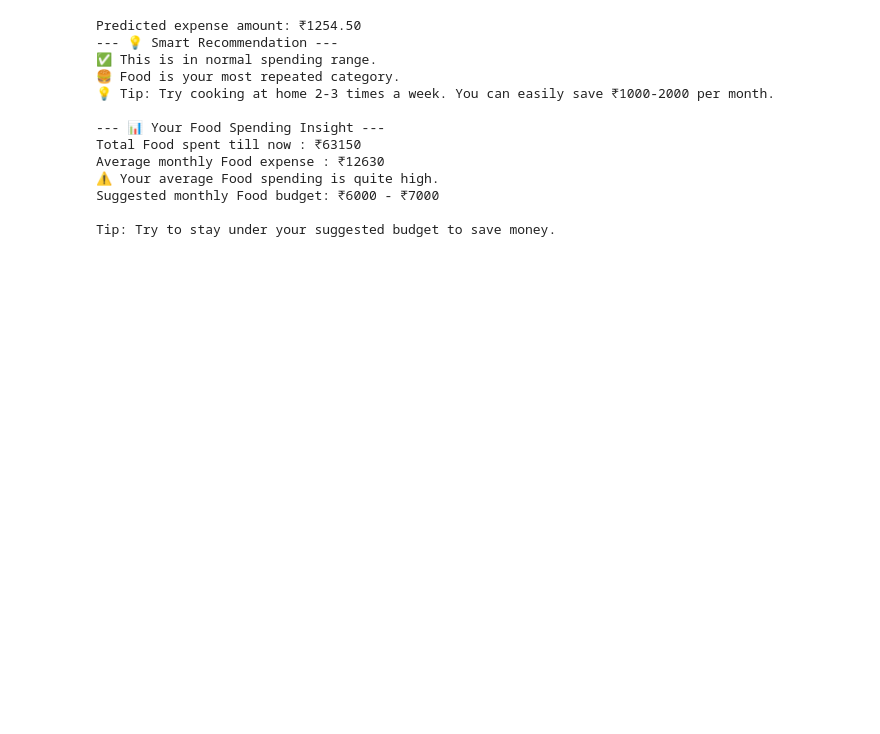
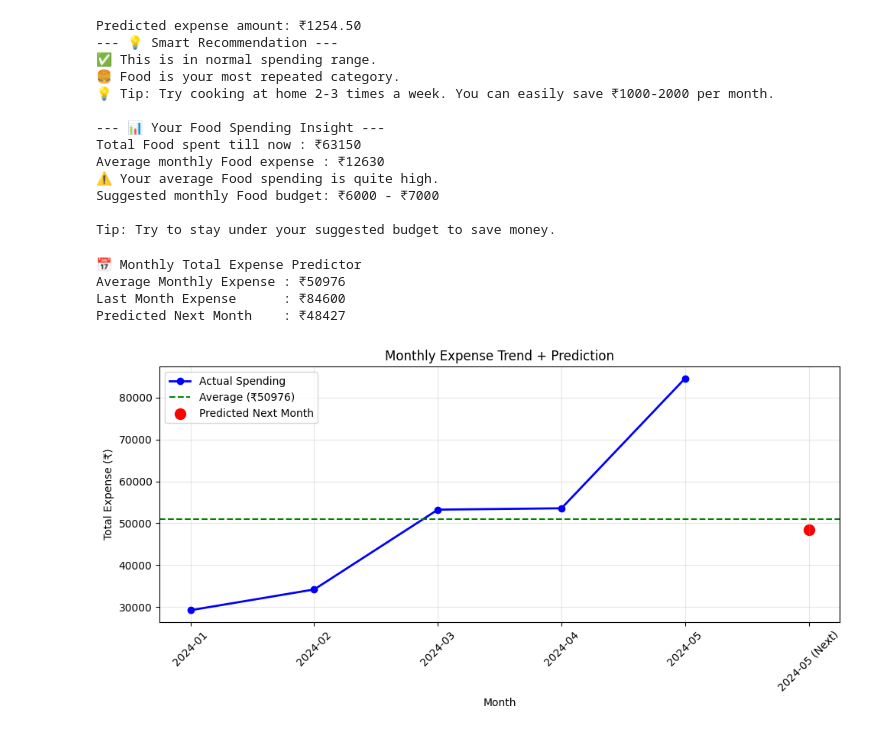
Before and after one commit to 123superhanan/indian-employee-data-cleaning, a Jupyter notebook: fintech_models/Personal_Finance_AI/model.ipynb, the cells around one changed output. Drawn from its saved outputs; the diff is of its cells as text; code cells hidden in the pictures; blank space fills up the shorter version.

Commit message:
updating monthly spending prediction and infromation

```diff
--- a/fintech_models/Personal_Finance_AI/model.ipynb
+++ b/fintech_models/Personal_Finance_AI/model.ipynb
@@ -238,3 +238,51 @@ Average monthly Food expense : ₹12630
 Suggested monthly Food budget: ₹6000 - ₹7000
 
 Tip: Try to stay under your suggested budget to save money.
+# %%
+print("📅 Monthly Total Expense Predictor")
+
+
+
+# Group by month
+monthly_expense = df.groupby(df['date_clean'].dt.to_period('M'))['amount'].sum().reset_index()
+monthly_expense['Month'] = monthly_expense['date_clean'].astype(str)
+
+# Simple average monthly expense
+avg_monthly = monthly_expense['amount'].mean()
+
+print(f"Average Monthly Expense : ₹{avg_monthly:.0f}")
+print(f"Last Month Expense      : ₹{monthly_expense['amount'].iloc[-1]:.0f}")
+
+# Predict next month (very simple average-based prediction)
+predicted_next_month = avg_monthly * 0.95   # assuming slight improvement
+print(f"Predicted Next Month    : ₹{predicted_next_month:.0f}")
+
+# ==================== Visualization ====================
+plt.figure(figsize=(10, 5))
+
+# Plot actual monthly expenses
+plt.plot(monthly_expense['Month'], monthly_expense['amount'],
+         marker='o', linewidth=2, color='blue', label='Actual Spending')
+
+# Plot average line
+plt.axhline(y=avg_monthly, color='green', linestyle='--',
+            label=f'Average (₹{avg_monthly:.0f})')
+
+# Plot predicted next month
+plt.scatter([monthly_expense['Month'].iloc[-1] + ' (Next)'],
+            [predicted_next_month], color='red', s=100, label='Predicted Next Month')
+
+plt.title('Monthly Expense Trend + Prediction')
+plt.xlabel('Month')
+plt.ylabel('Total Expense (₹)')
+plt.xticks(rotation=45)
+plt.legend()
+plt.grid(True, alpha=0.3)
+plt.tight_layout()
+plt.show()
+# %% [output]
+📅 Monthly Total Expense Predictor
+Average Monthly Expense : ₹50976
+Last Month Expense      : ₹84600
+Predicted Next Month    : ₹48427
+[figure, added]
```
